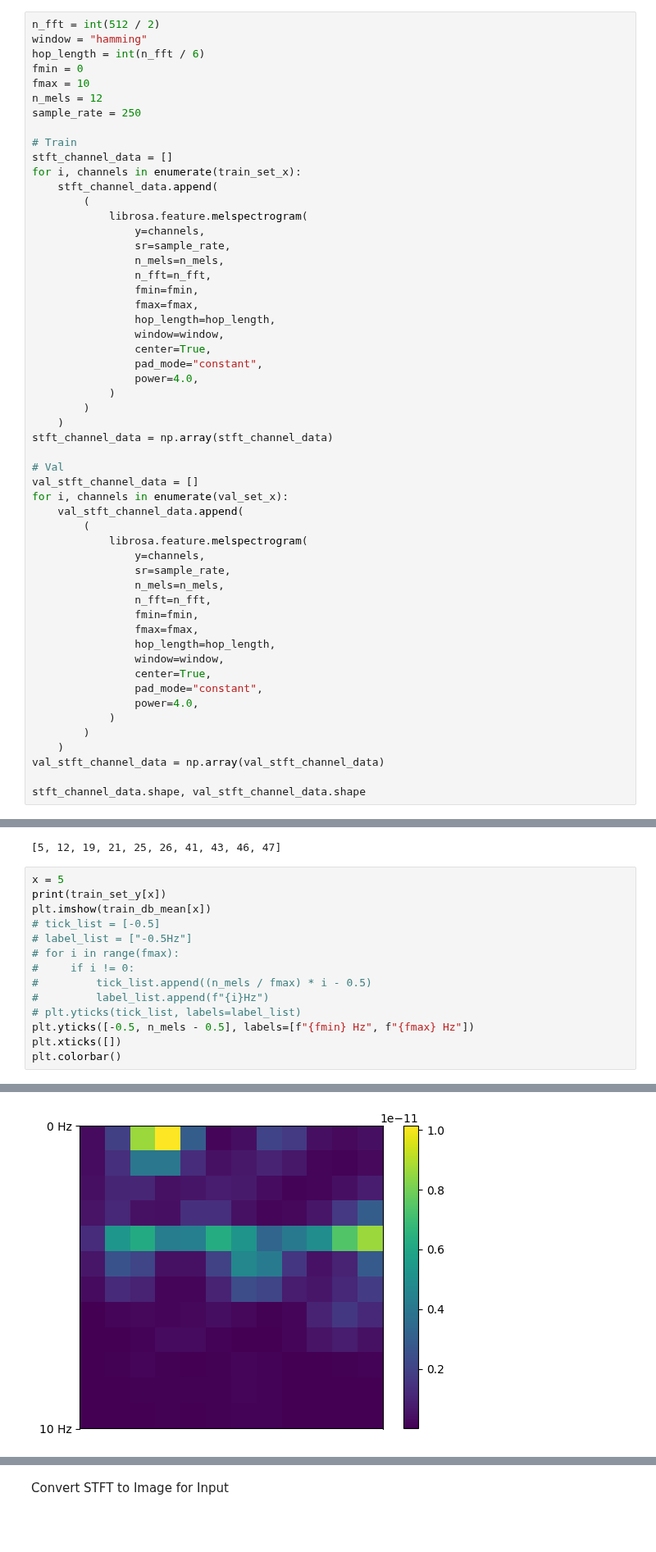
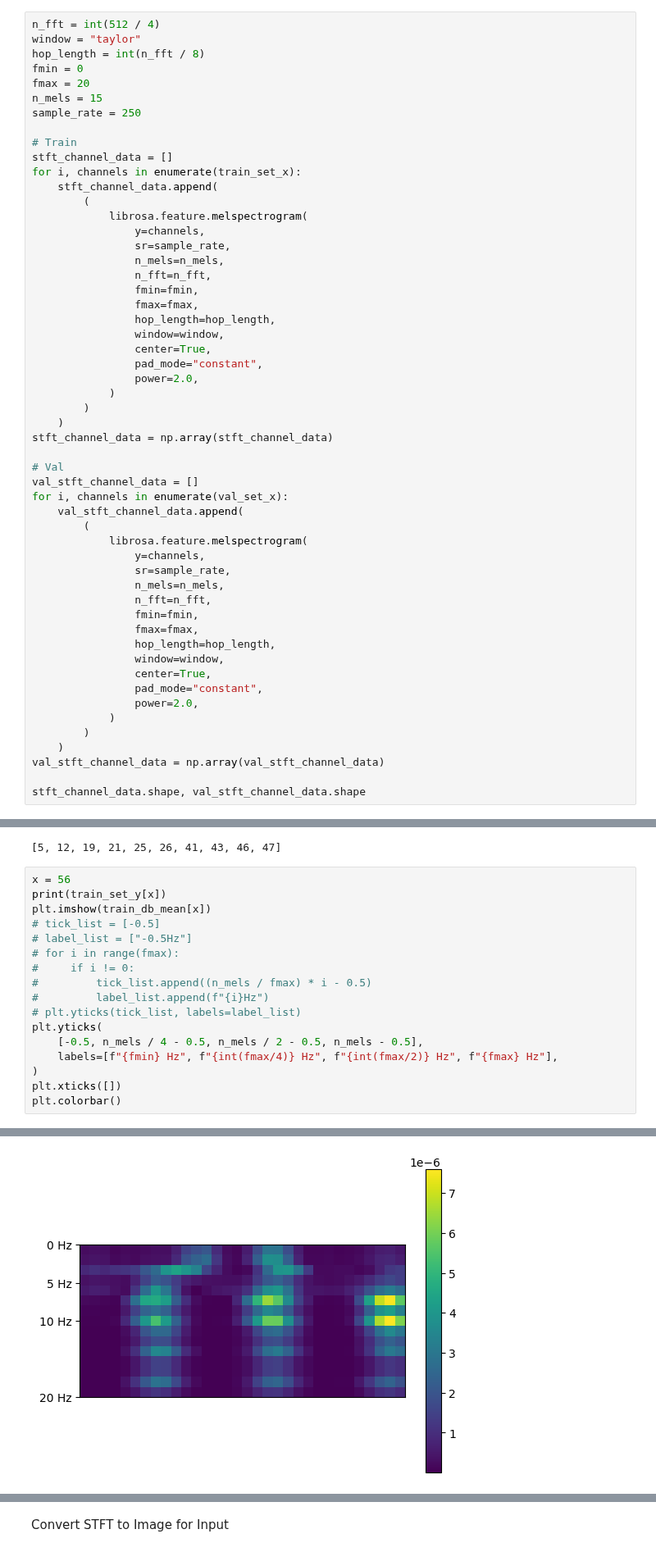
Before and after one commit to Loic017/TinyML-for-Epileptic-Seizures, a Jupyter notebook: stft_feature_extraction_and_training.ipynb, the cells around one changed output, grey strips where cells are left out. Shown at 82% size. Cells and saved outputs as stored; diff of their text form; blank space fills up the shorter version.

```diff
--- a/stft_feature_extraction_and_training.ipynb
+++ b/stft_feature_extraction_and_training.ipynb
@@ -225,12 +225,12 @@ Background: 1447 // tonic-clonic Seizure: 1447
 # %% [markdown]
 Create STFT
 # %%
-n_fft = int(512 / 2)
-window = "hamming"
-hop_length = int(n_fft / 6)
+n_fft = int(512 / 4)
+window = "taylor"
+hop_length = int(n_fft / 8)
 fmin = 0
-fmax = 10
-n_mels = 12
+fmax = 20
+n_mels = 15
 sample_rate = 250
 
 # Train
@@ -249,7 +249,7 @@ for i, channels in enumerate(train_set_x):
                 window=window,
                 center=True,
                 pad_mode="constant",
-                power=4.0,
+                power=2.0,
             )
         )
     )
@@ -271,7 +271,7 @@ for i, channels in enumerate(val_set_x):
                 window=window,
                 center=True,
                 pad_mode="constant",
-                power=4.0,
+                power=2.0,
             )
         )
     )
@@ -321,7 +321,7 @@ bbbb[:10]
 # %% [output]
 [5, 12, 19, 21, 25, 26, 41, 43, 46, 47]
 # %%
-x = 5
+x = 56
 print(train_set_y[x])
 plt.imshow(train_db_mean[x])
 # tick_list = [-0.5]
@@ -331,7 +331,10 @@ plt.imshow(train_db_mean[x])
 #         tick_list.append((n_mels / fmax) * i - 0.5)
 #         label_list.append(f"{i}Hz")
 # plt.yticks(tick_list, labels=label_list)
-plt.yticks([-0.5, n_mels - 0.5], labels=[f"{fmin} Hz", f"{fmax} Hz"])
+plt.yticks(
+    [-0.5, n_mels / 4 - 0.5, n_mels / 2 - 0.5, n_mels - 0.5],
+    labels=[f"{fmin} Hz", f"{int(fmax/4)} Hz", f"{int(fmax/2)} Hz", f"{fmax} Hz"],
+)
 plt.xticks([])
 plt.colorbar()
 # %% [output]
@@ -339,3 +342,3 @@ plt.colorbar()
 <matplotlib.colorbar.Colorbar at 0x...>
-[figure, old version]
+[figure, new version]
 # %%
```
Also changed, not shown: parts of 17 cells of this notebook, 1 other file.
